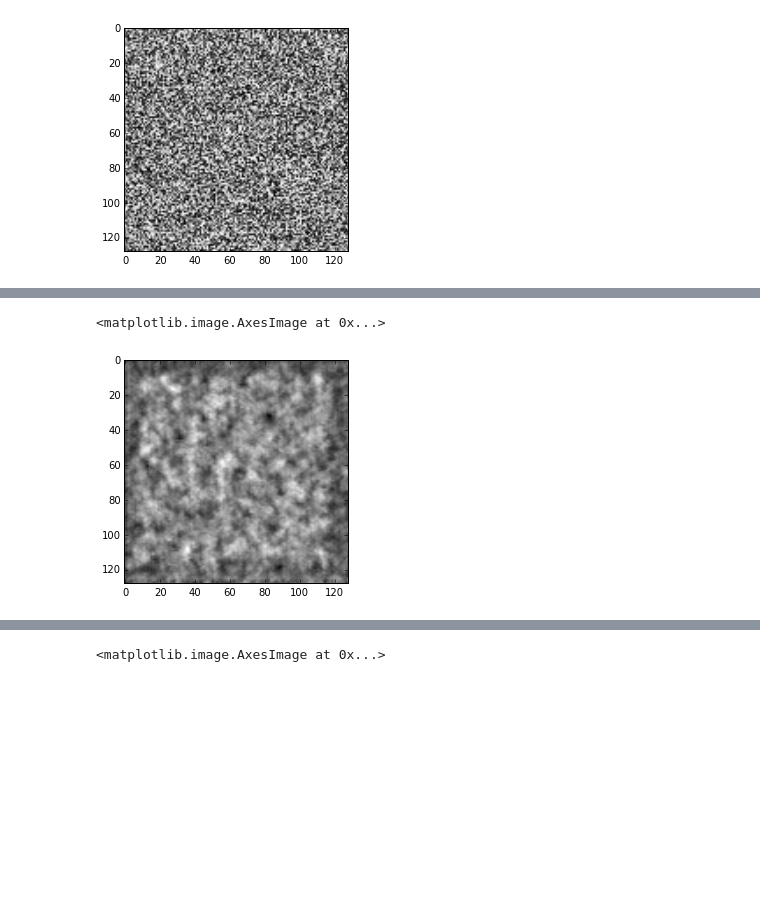
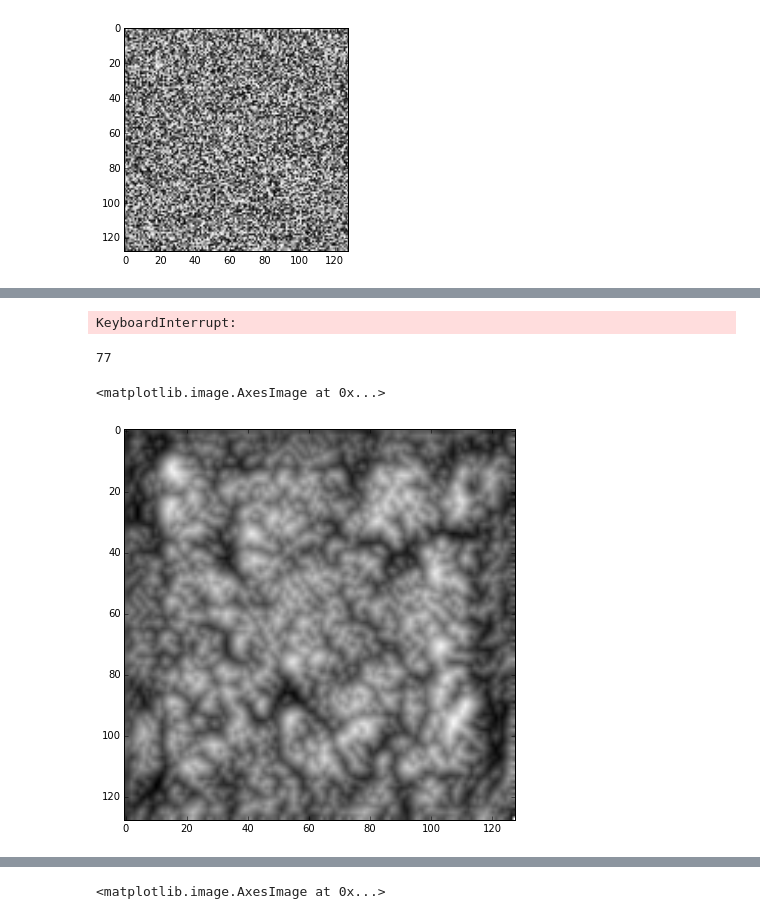
Before and after one commit to christopher-beckham/msc, a Jupyter notebook: experiments/heightmaps/lasagne_recipe.ipynb, the cells around one changed output, grey strips where cells are left out. Cells and saved outputs as stored; diff of their text form; code cells hidden in the pictures; blank space fills up the shorter version.

```diff
--- a/experiments/heightmaps/lasagne_recipe.ipynb
+++ b/experiments/heightmaps/lasagne_recipe.ipynb
@@ -144,8 +144,8 @@ losses.append(1e7*style_loss(art_features, gen_features, 'conv1_1'))
 losses.append(1e7*style_loss(art_features, gen_features, 'conv1_2'))
 losses.append(1e7*style_loss(art_features, gen_features, 'conv1_3'))
 
-# total variation penalty
-losses.append(0.1e-7 * total_variation_loss(generated_image))
+# total variation penalty 0.1e-7
+losses.append(0.001 * total_variation_loss(generated_image))
 
 total_loss = sum(losses)
 # %%
@@ -181,12 +181,17 @@ xs = []
 xs.append(x0)
 
 # Optimize, saving the result periodically
-for i in range(10):
+for i in range(100):
     scipy.optimize.fmin_l_bfgs_b(eval_loss, x0.flatten(), fprime=eval_grad, maxfun=40)
     x0 = generated_image.get_value().astype('float64')
     xs.append(x0)
+# %% [output]
+KeyboardInterrupt:
 # %%
-plt.imshow(xs[4][0][0], cmap='gray')
+print len(xs)
+plt.figure(figsize=(7,7))
+plt.imshow(xs[-1][0][0], cmap='gray')
 # %% [output]
-<matplotlib.image.AxesImage at 0x...>
+77
+<matplotlib.image.AxesImage at 0x...>
-[figure, old version]
+[figure, new version]
```
Also changed, not shown: parts of 3 cells of this notebook, 5 other files.
